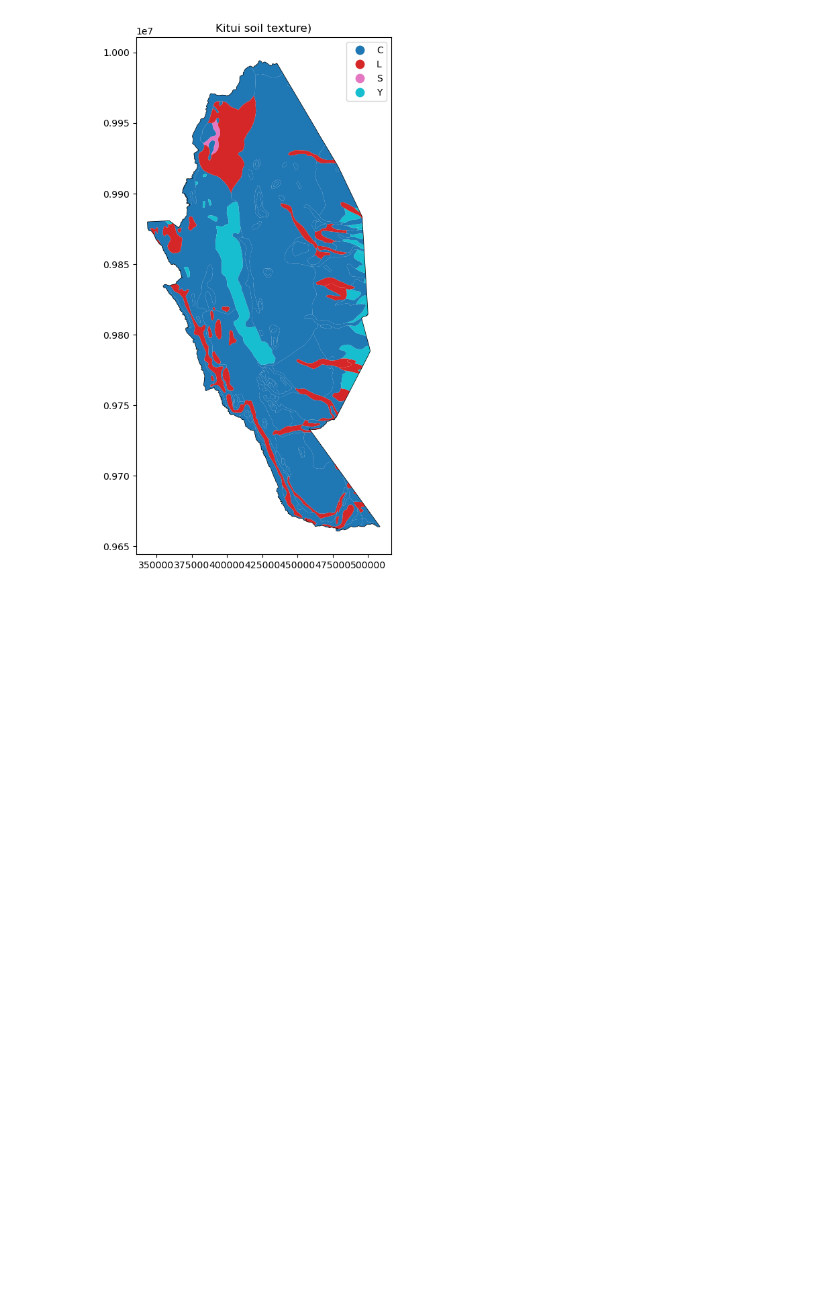
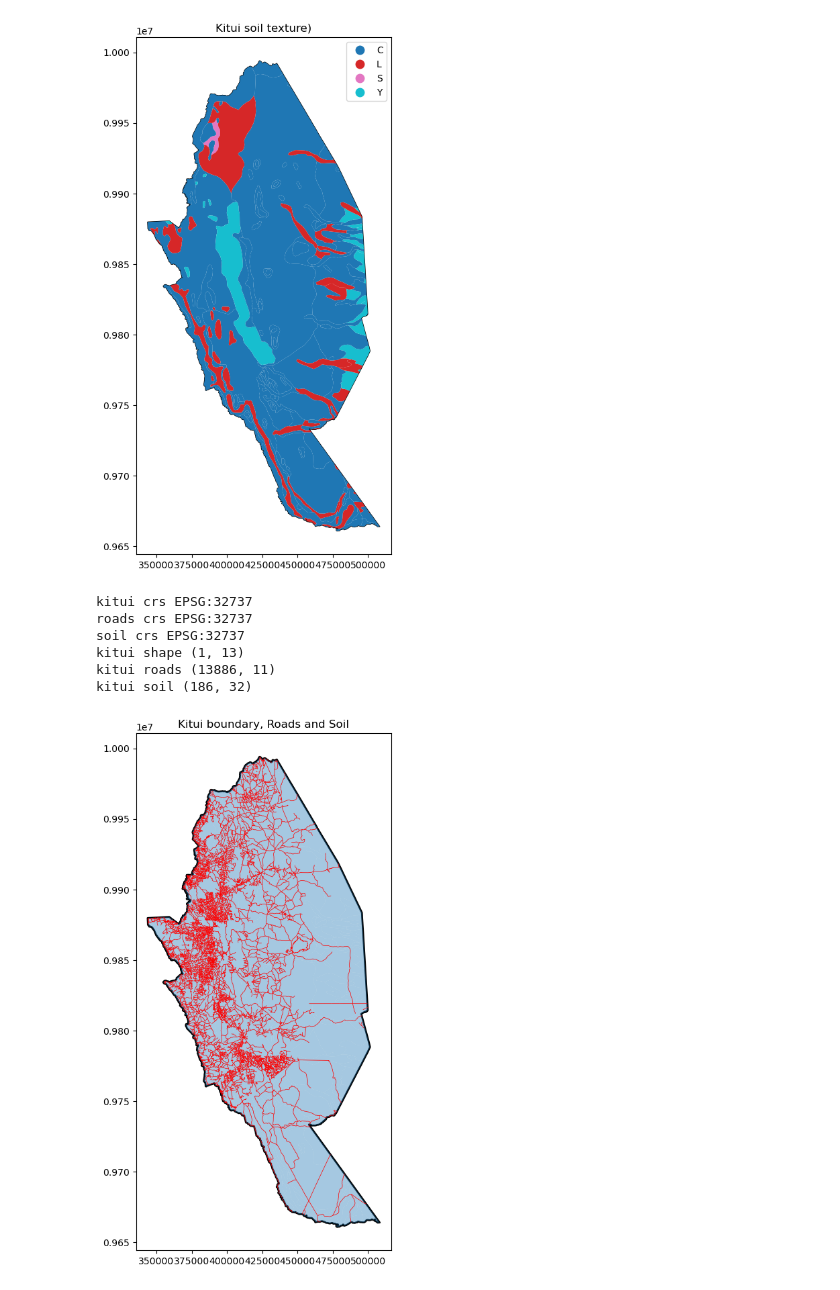
Before and after one commit to CAMSIR/Kitui--RWH-python-postgis, a Jupyter notebook: notebooks/01_data_exploration.ipynb, the cells around one changed output. Drawn from its saved outputs; the diff is of its cells as text; code cells hidden in the pictures; blank space fills up the shorter version.

```diff
--- a/notebooks/01_data_exploration.ipynb
+++ b/notebooks/01_data_exploration.ipynb
@@ -282,3 +282,51 @@ plt.title('Kitui soil texture)')
 # %% [output]
 Text(0.5, 1.0, 'Kitui soil texture)')
 [figure]
+# %%
+import geopandas as gpd
+from pathlib import Path
+processed = Path('../data/processed')
+kituii = gpd.read_file(processed / 'kitui_boundary.shp')
+road = gpd.read_file(processed / 'kitui_roads.shp')
+soil = gpd.read_file(processed / 'kitui_soil.shp')
+
+print('kitui crs',kituii.crs)
+print('roads crs',road.crs)
+print('soil crs',soil.crs)
+
+print('kitui shape', kituii.shape)
+print('kitui roads', road.shape)
+print('kitui soil', soil.shape)
+# %% [output]
+kitui crs EPSG:32737
+roads crs EPSG:32737
+soil crs EPSG:32737
+kitui shape (1, 13)
+kitui roads (13886, 11)
+kitui soil (186, 32)
+# %%
+fig,ax = plt.subplots(figsize=(10,10))
+kituii.plot(
+    ax=ax,
+    facecolor='None',
+    edgecolor='black',
+    linewidth=2
+)
+
+road.plot(
+    ax=ax,
+    color='red',
+    linewidth=0.5
+
+)
+
+soil.plot(
+    ax=ax,
+    alpha=0.4
+
+)
+
+ax.set_title('Kitui boundary, Roads and Soil')
+plt.show()
+# %% [output]
+[figure, added]
```
Also changed, not shown: 1 other file.
